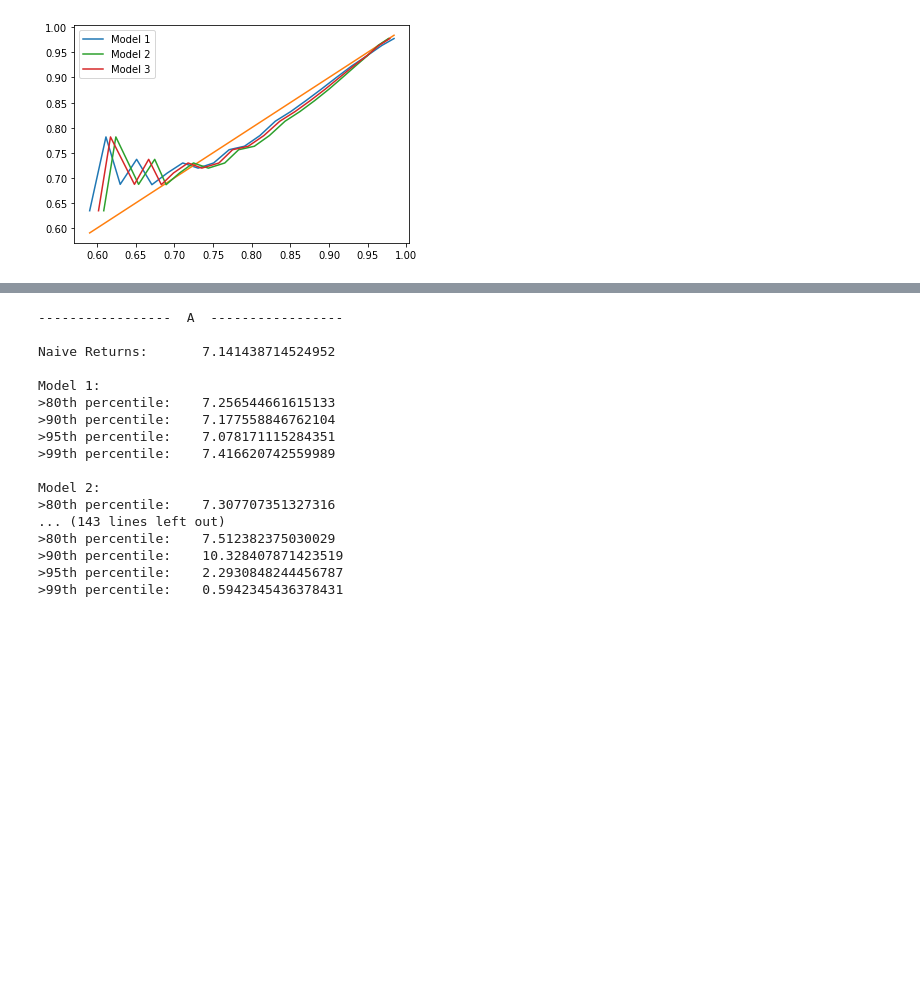
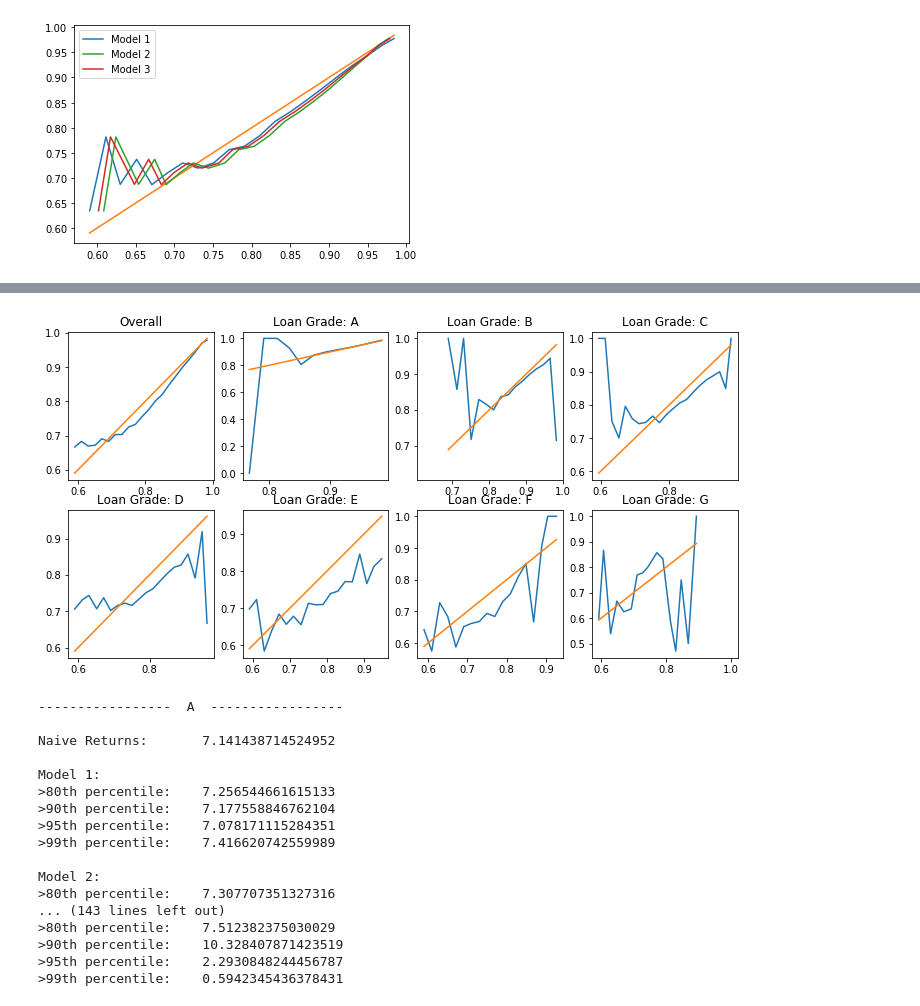
Before and after one commit to timcopelandoh/thinkful, a Jupyter notebook: Capstones and Projects/Capstone 3 - Modeling - Logistic Regression.ipynb, the cells around one changed output, grey strips where cells are left out. Cells and saved outputs as stored; diff of their text form; code cells hidden in the pictures; blank space fills up the shorter version.

```diff
--- a/Capstones and Projects/Capstone 3 - Modeling - Logistic Regression.ipynb
+++ b/Capstones and Projects/Capstone 3 - Modeling - Logistic Regression.ipynb
@@ -403,3 +346,7 @@ sns.distplot(test['pred'], kde=False)
+# %%
+graph_by_grade(test['pred3'], test['grade'], test['target'])
+# %% [output]
+[figure, added]
 # %%
 test['pct_return'] = (test.total_pymnt - test.funded_amnt) / test.funded_amnt
 
```
Also changed, not shown: parts of 9 cells of this notebook, 4 other files.
